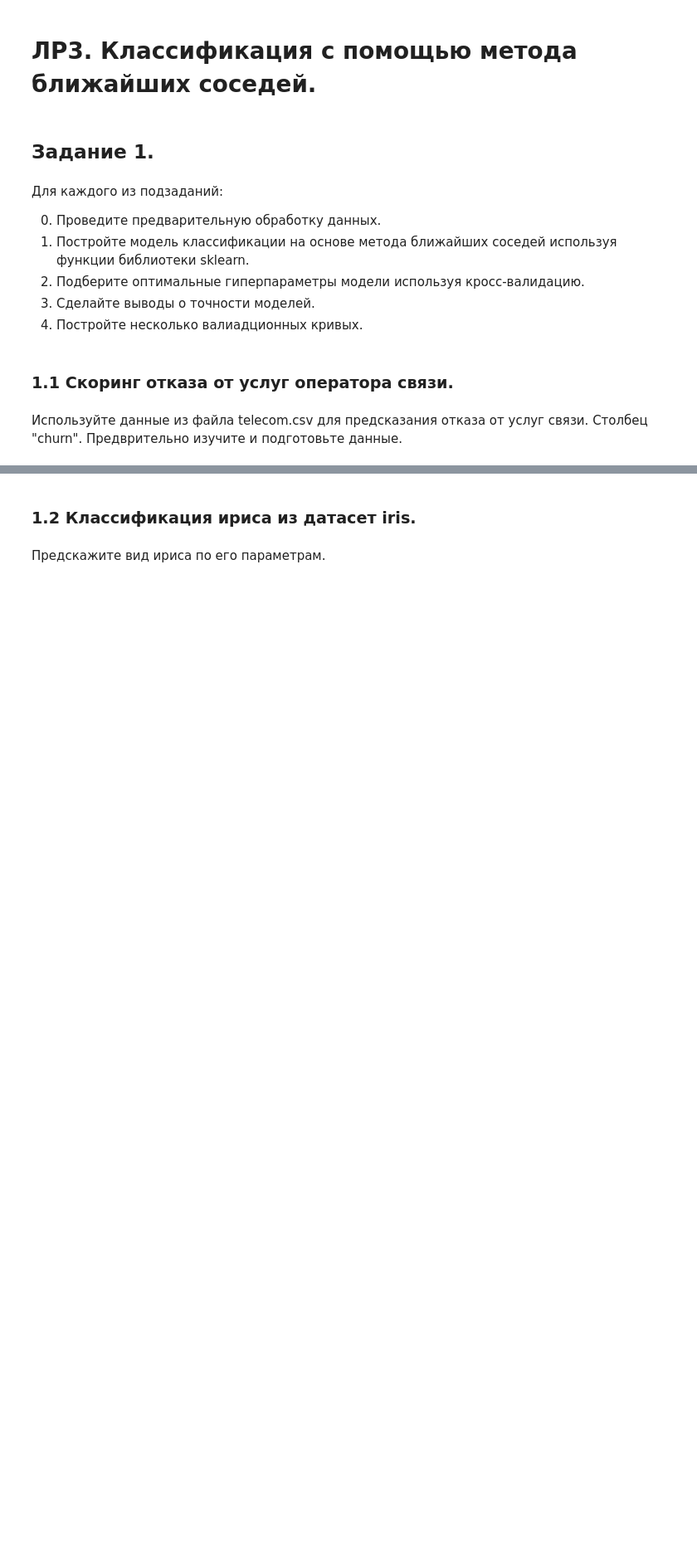
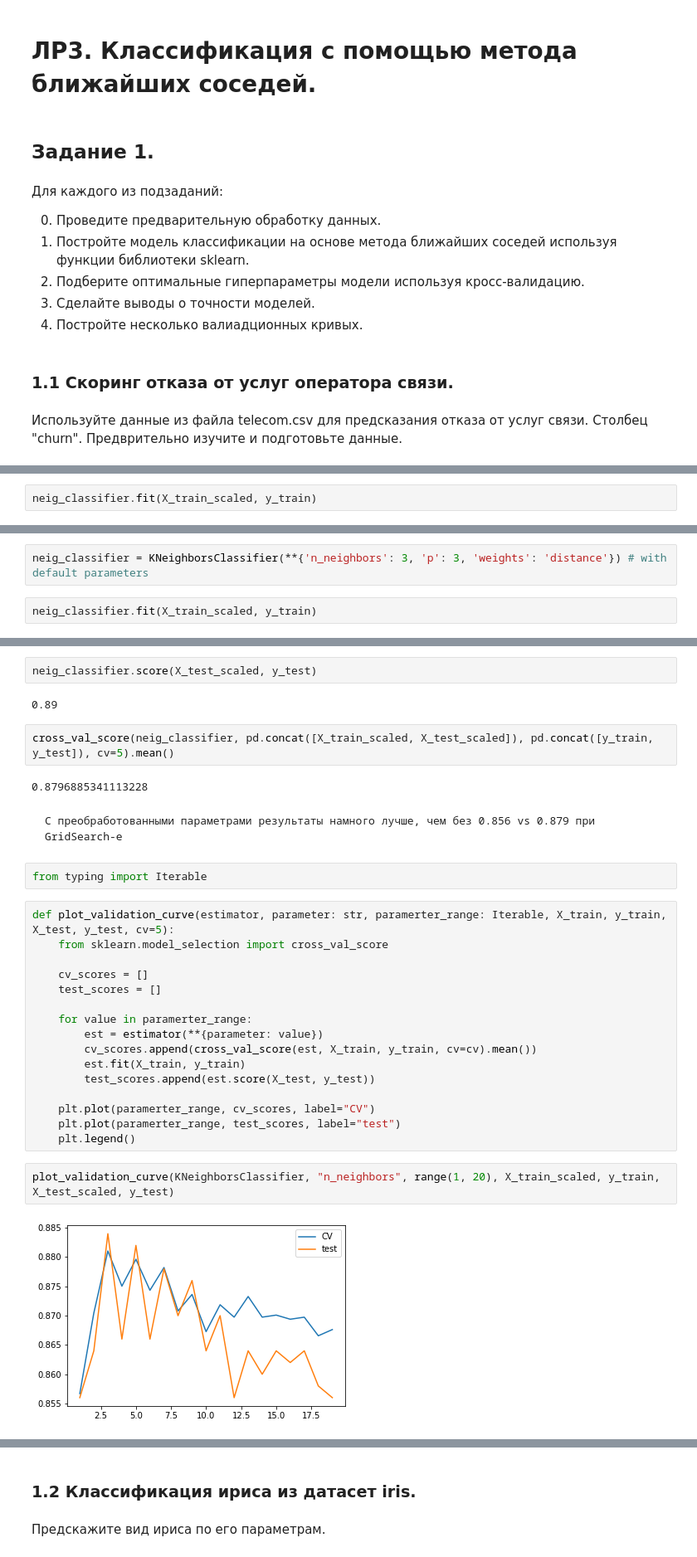
Before and after one commit to volynvlad/mathematical_foundations_ml, a Jupyter notebook: LR3/LR3_1k_task.ipynb, the cells around one changed output, grey strips where cells are left out. Shown at 83% size. Cells and saved outputs as stored; diff of their text form; blank space fills up the shorter version.

```diff
--- a/LR3/LR3_1k_task.ipynb
+++ b/LR3/LR3_1k_task.ipynb
@@ -17,0 +202,2 @@
+# %%
+neig_classifier.fit(X_train_scaled, y_train)
@@ -17,0 +242,4 @@
+# %%
+neig_classifier = KNeighborsClassifier(**{'n_neighbors': 3, 'p': 3, 'weights': 'distance'}) # with default parameters
+# %%
+neig_classifier.fit(X_train_scaled, y_train)
@@ -17,0 +252,32 @@
+# %%
+neig_classifier.score(X_test_scaled, y_test)
+# %% [output]
+0.89
+# %%
+cross_val_score(neig_classifier, pd.concat([X_train_scaled, X_test_scaled]), pd.concat([y_train, y_test]), cv=5).mean()
+# %% [output]
+0.8796885341113228
+# %% [markdown]
+    С преобработованными параметрами результаты намного лучше, чем без 0.856 vs 0.879 при GridSearch-е
+# %%
+from typing import Iterable
+# %%
+def plot_validation_curve(estimator, parameter: str, paramerter_range: Iterable, X_train, y_train, X_test, y_test, cv=5):
+    from sklearn.model_selection import cross_val_score
+
+    cv_scores = []
+    test_scores = []
+
+    for value in paramerter_range:
+        est = estimator(**{parameter: value})
+        cv_scores.append(cross_val_score(est, X_train, y_train, cv=cv).mean())
+        est.fit(X_train, y_train)
+        test_scores.append(est.score(X_test, y_test))
+
+    plt.plot(paramerter_range, cv_scores, label="CV")
+    plt.plot(paramerter_range, test_scores, label="test")
+    plt.legend()
+# %%
+plot_validation_curve(KNeighborsClassifier, "n_neighbors", range(1, 20), X_train_scaled, y_train, X_test_scaled, y_test)
+# %% [output]
+[figure, added]
```
Also changed, not shown: parts of 131 cells of this notebook, 8 other files.
